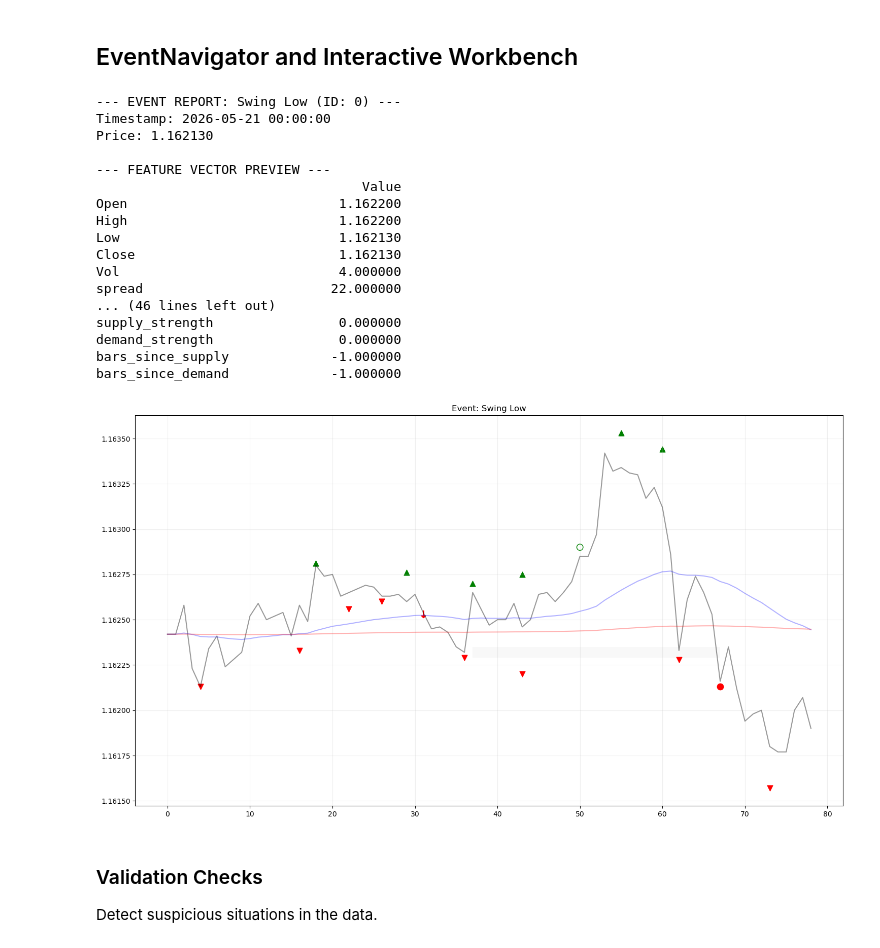
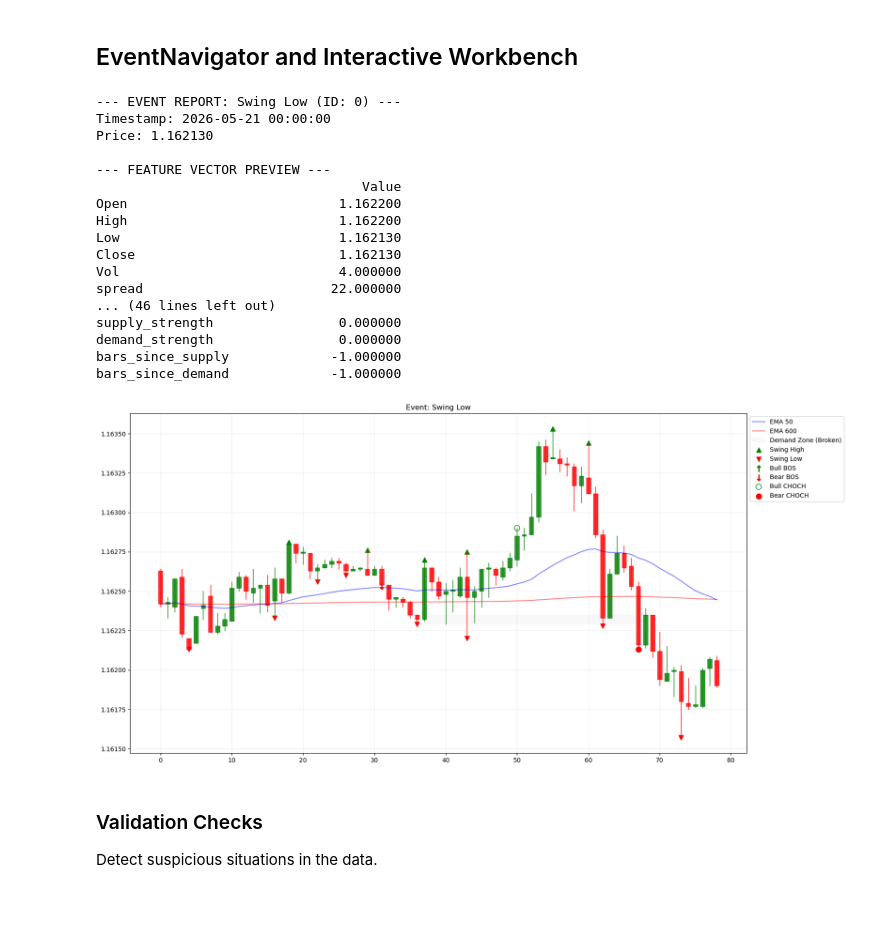
Before and after one commit to Mhosseinkarams/Forex_DNN, a Jupyter notebook: examples/research_workbench.ipynb, the cells around one changed output. Saved outputs shown, nothing was run; the diff lists cells and outputs as text; code cells hidden in the pictures; blank space fills up the shorter version.

```diff
--- a/examples/research_workbench.ipynb
+++ b/examples/research_workbench.ipynb
@@ -500,13 +536,14 @@ class EventNavigator:
         # Using a non-interactive backend for saving if needed, but usually plt.savefig works
         plt.ioff()
         fig, ax = plt.subplots(figsize=(18, 10))
-        # Redraw logic simplified for saving
+
         start_idx = max(0, event['idx'] - 75)
         end_idx = min(len(self.df), event['idx'] + 75)
-        # Re-using plot logic would be better but keeping it contained for now
         subset = self.df.iloc[start_idx:end_idx]
-        ax.plot(subset.index, subset['Close'], color='black', alpha=0.4)
+
+        plot_candles(ax, subset)
         plt.title(f"Event: {event['type']} (ID: {event_id})")
+        plt.grid(True, alpha=0.2)
         plt.savefig(path)
         plt.close(fig)
         plt.ion()
@@ -525,34 +562,34 @@ class EventNavigator:
 
     def review_events(self, event_type=None):
         print(f"--- Reviewing {event_type or 'All'} Events ---")
         print("Type 'exit' to stop, anything else for next event.")
         filtered = [e for e in self.events if event_type is None or event_type in e['type']]
         for e in filtered:
             self.show_event(e['id'])
             user_input = input("Press ENTER for next event (or type 'exit'): ")
             if user_input.lower() == 'exit': break
 
 nav = EventNavigator(df_final, mse, sde)
 nav.show_event(0)
 # %% [output]
 --- EVENT REPORT: Swing Low (ID: 0) ---
 Timestamp: 2026-05-21 00:00:00
 Price: 1.162130
 
 --- FEATURE VECTOR PREVIEW ---
                                   Value
 Open                           1.162200
 High                           1.162200
 Low                            1.162130
 Close                          1.162130
 Vol                            4.000000
 spread                        22.000000
 ... (46 lines left out)
 supply_strength                0.000000
 demand_strength                0.000000
 bars_since_supply             -1.000000
 bars_since_demand             -1.000000
-[figure, old version]
+[figure, new version]
 # %% [markdown]
 ### Validation Checks
 
```
Also changed, not shown: parts of 1 cell of this notebook, 2 other files.
